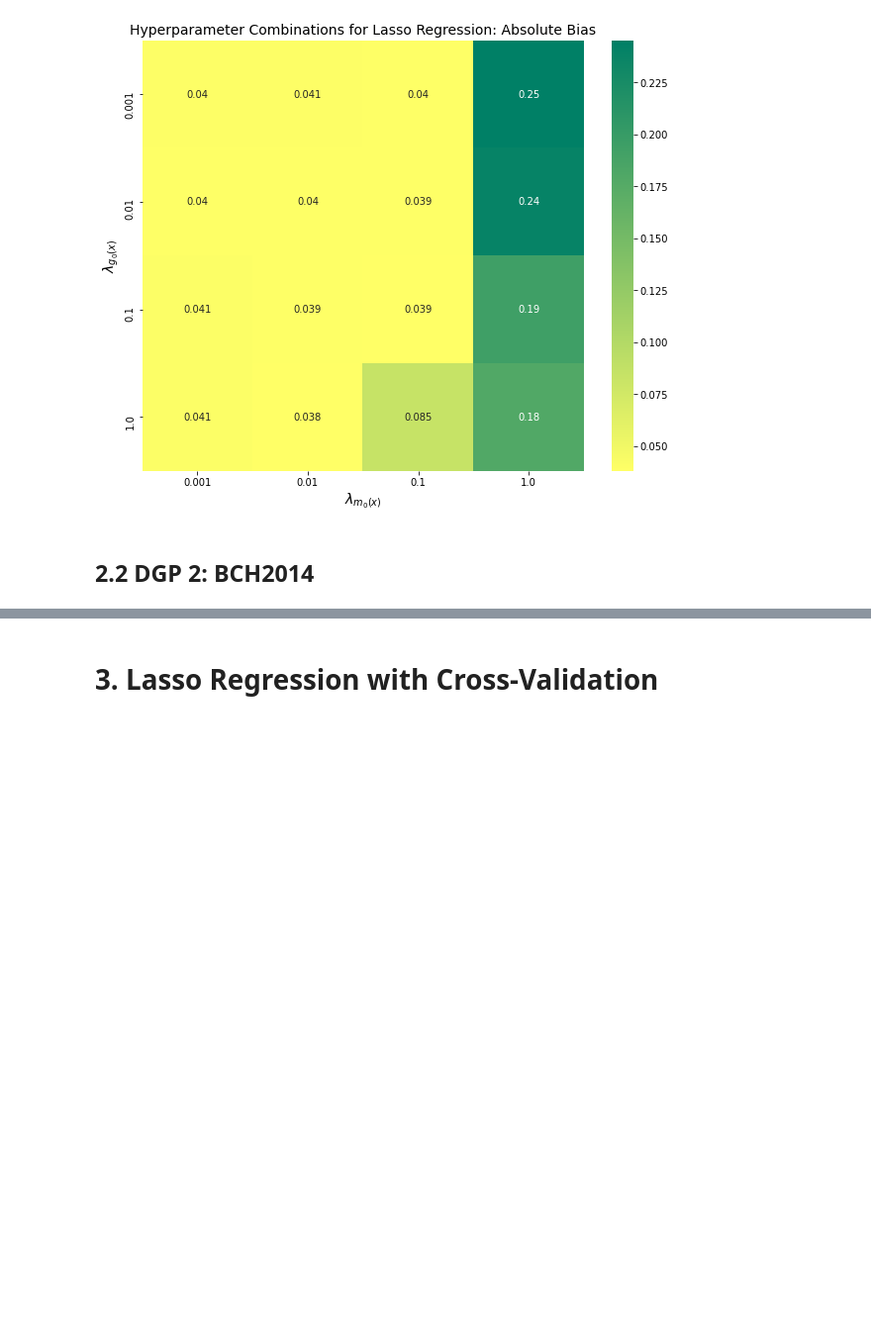
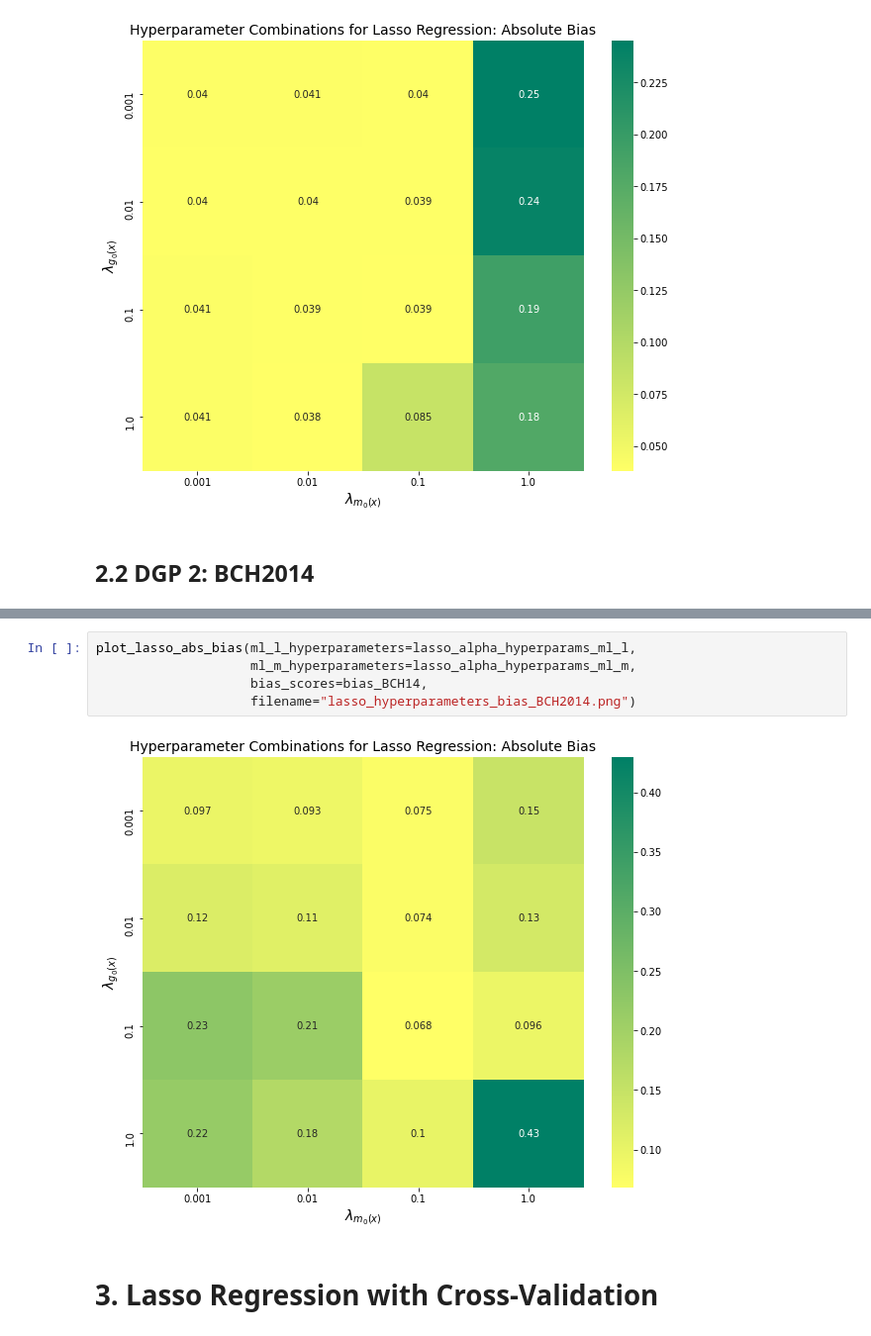
Before and after one commit to JannikKmnn/DoubleML-Hyperparameter-Simulation, a Jupyter notebook: lasso_variation.ipynb, the cells around one changed output, grey strips where cells are left out. Shown at 99% size. Cells and saved outputs as stored; diff of their text form; blank space fills up the shorter version.

```diff
--- a/lasso_variation.ipynb
+++ b/lasso_variation.ipynb
@@ -160,3 +99,10 @@ plt.show()
+# %%
+plot_lasso_abs_bias(ml_l_hyperparameters=lasso_alpha_hyperparams_ml_l,
+                    ml_m_hyperparameters=lasso_alpha_hyperparams_ml_m,
+                    bias_scores=bias_BCH14,
+                    filename="lasso_hyperparameters_bias_BCH2014.png")
+# %% [output]
+[figure, added]
 # %% [markdown]
 # 3. Lasso Regression with Cross-Validation
 # %% [markdown]
```
Also changed, not shown: parts of 20 cells of this notebook, 9 other files.
